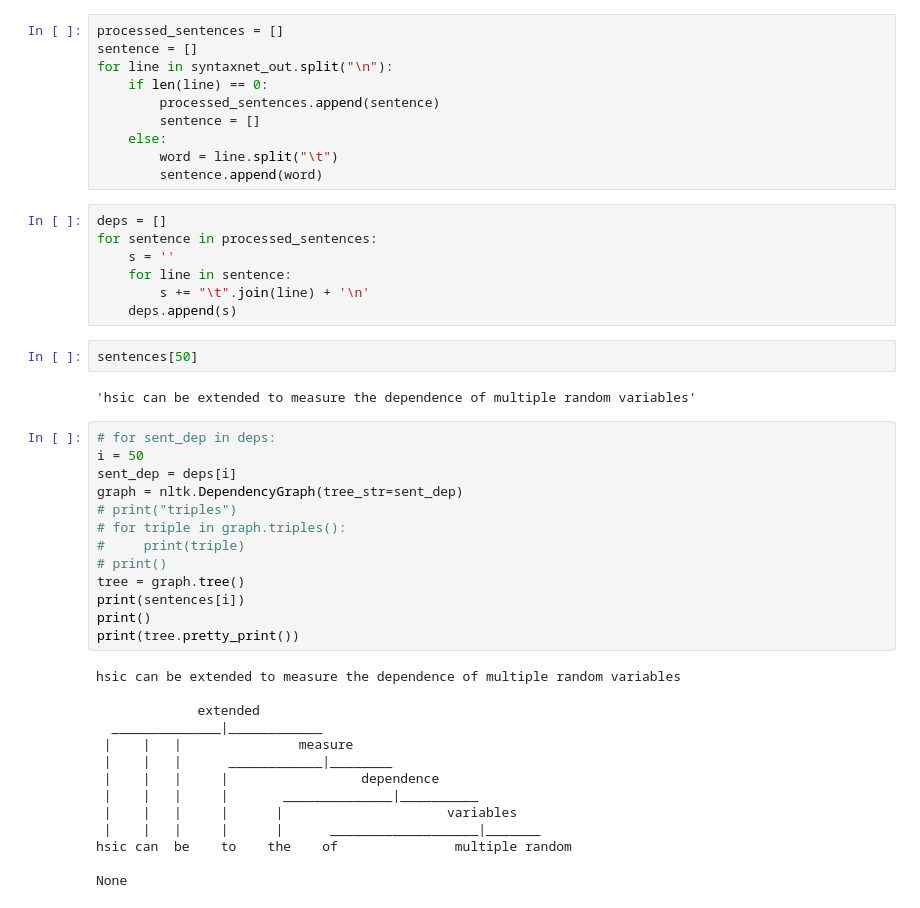
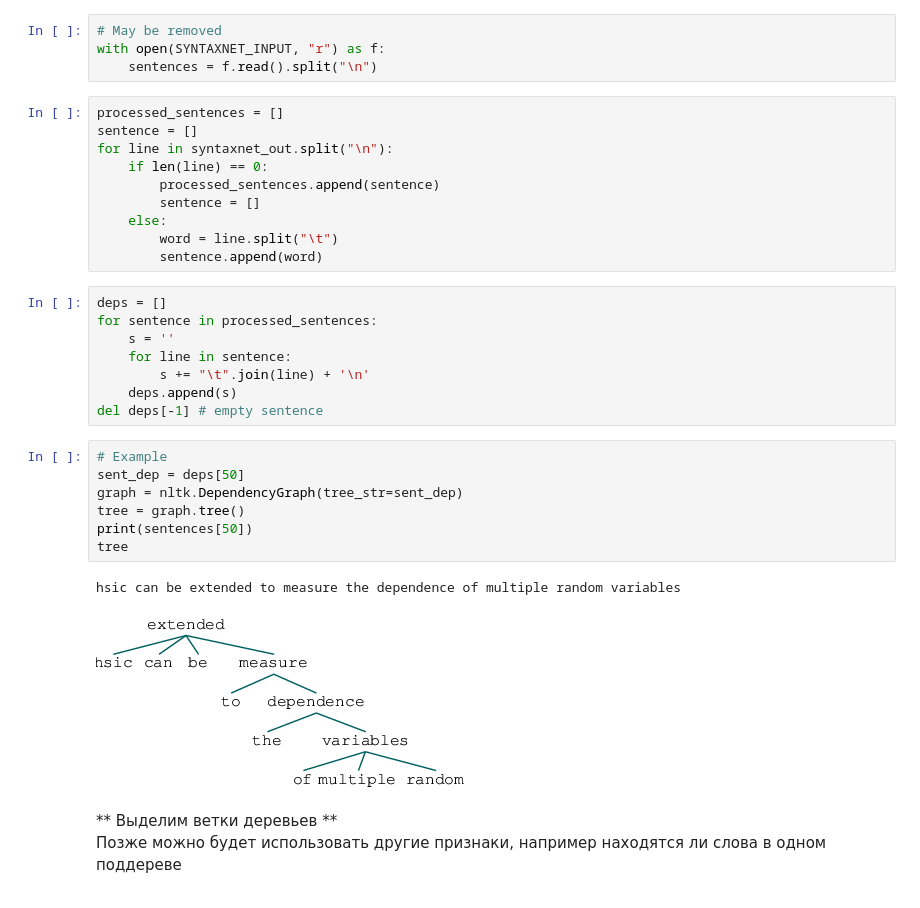
Before and after one commit to NickShatalov/collocations_extractor, a Jupyter notebook: main/main.ipynb, the cells around one changed output. Cells and saved outputs as stored; diff of their text form.

Commit message:
Added SyntaxNet postprocess

```diff
--- a/main/main.ipynb
+++ b/main/main.ipynb
@@ -261,6 +287,10 @@ nltk.DependencyGraph()
 # %%
 with open(SYNTAXNET_OUTPUT, "r") as f:
     syntaxnet_out = f.read()
+# %%
+# May be removed
+with open(SYNTAXNET_INPUT, "r") as f:
+    sentences = f.read().split("\n")
 # %%
 processed_sentences = []
 sentence = []
@@ -278,34 +308,17 @@ for sentence in processed_sentences:
     for line in sentence:
         s += "\t".join(line) + '\n'
     deps.append(s)
+del deps[-1] # empty sentence
-# %%
-sentences[50]
-# %% [output]
-'hsic can be extended to measure the dependence of multiple random variables'
 # %%
-# for sent_dep in deps:
-i = 50
-sent_dep = deps[i]
+# Example
+sent_dep = deps[50]
 graph = nltk.DependencyGraph(tree_str=sent_dep)
-# print("triples")
-# for triple in graph.triples():
-#     print(triple)
-# print()
 tree = graph.tree()
-print(sentences[i])
-print()
-print(tree.pretty_print())
+print(sentences[50])
+tree
 # %% [output]
 hsic can be extended to measure the dependence of multiple random variables
-
-             extended
-  ______________|____________
- |    |   |               measure
- |    |   |      ____________|________
- |    |   |     |                 dependence
- |    |   |     |       ______________|__________
- |    |   |     |      |                     variables
- |    |   |     |      |      ___________________|_______
-hsic can  be    to    the    of               multiple random
-
-None
+[figure, added]
+# %% [markdown]
+** Выделим ветки деревьев **<br>
+Позже можно будет использовать другие признаки, например находятся ли слова в одном поддереве
```
Also changed, not shown: parts of 17 cells of this notebook.
